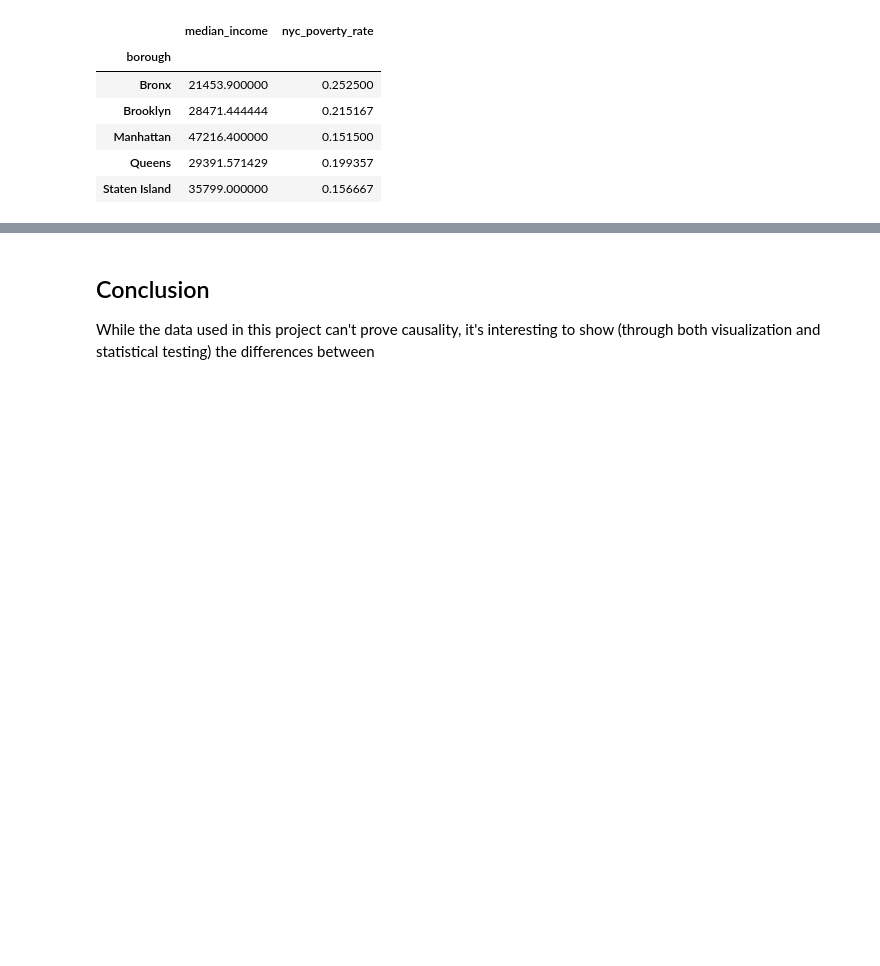
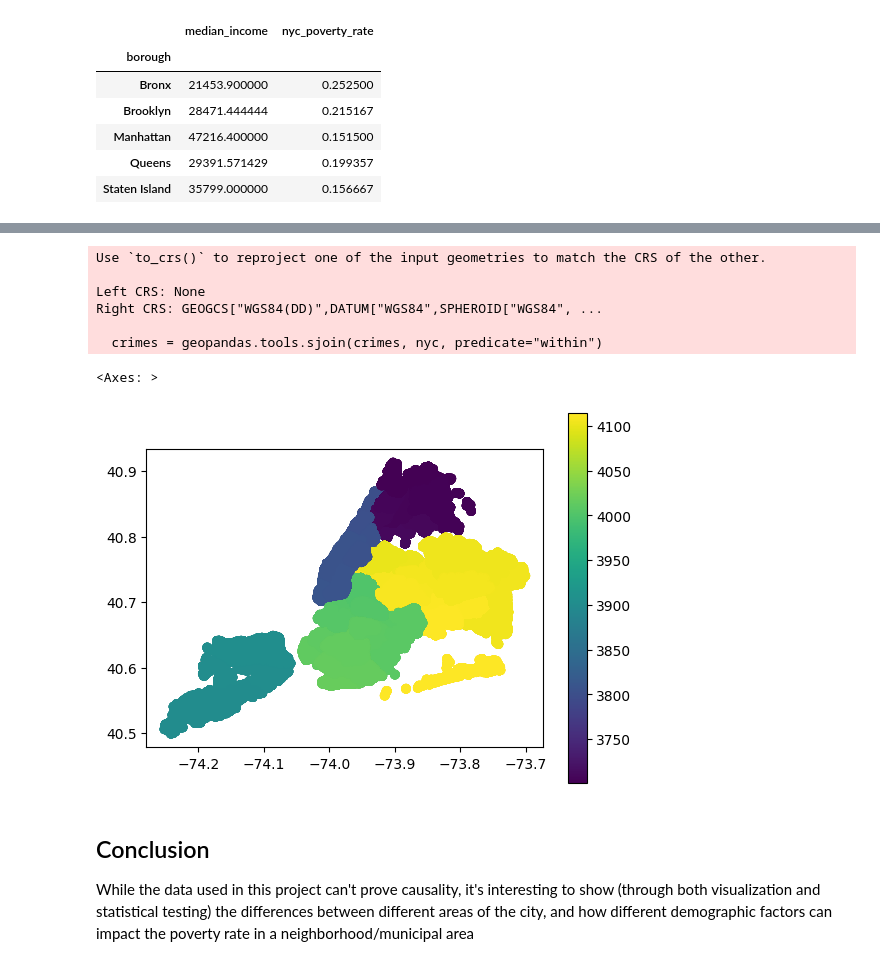
Before and after one commit to andrewbowen19/advancedProgrammingData602, a Jupyter notebook: src/project/final-project.ipynb, the cells around one changed output, grey strips where cells are left out. Cells and saved outputs as stored; diff of their text form; code cells hidden in the pictures; blank space fills up the shorter version.

Commit message:
add crime data to final project

```diff
--- a/src/project/final-project.ipynb
+++ b/src/project/final-project.ipynb
@@ -175,0 +253,10 @@ There is crime data available for [NYC in this open dataset](https://data.cityof
+# %%
+# Looking up the municipal area where each crime entry occurred
+crimes = geopandas.tools.sjoin(crimes, nyc, predicate="within")
+# %% [output]
+Use `to_crs()` to reproject one of the input geometries to match the CRS of the other.
+
+Left CRS: None
+Right CRS: GEOGCS["WGS84(DD)",DATUM["WGS84",SPHEROID["WGS84", ...
+
+  crimes = geopandas.tools.sjoin(crimes, nyc, predicate="within")
@@ -176,3 +269,9 @@ There is crime data available for [NYC in this open dataset](https://data.cityof
+# %%
+f, ax = plt.subplots()
+pd..plot(column='puma', ax=ax, legend=True)
+# %% [output]
+<Axes: >
+[figure, added]
 # %% [markdown]
 ## Conclusion
-While the data used in this project can't prove causality, it's interesting to show (through both visualization and statistical testing) the differences between
+While the data used in this project can't prove causality, it's interesting to show (through both visualization and statistical testing) the differences between different areas of the city, and how different demographic factors can impact the poverty rate in a neighborhood/municipal area
```
Also changed, not shown: parts of 11 cells of this notebook.
